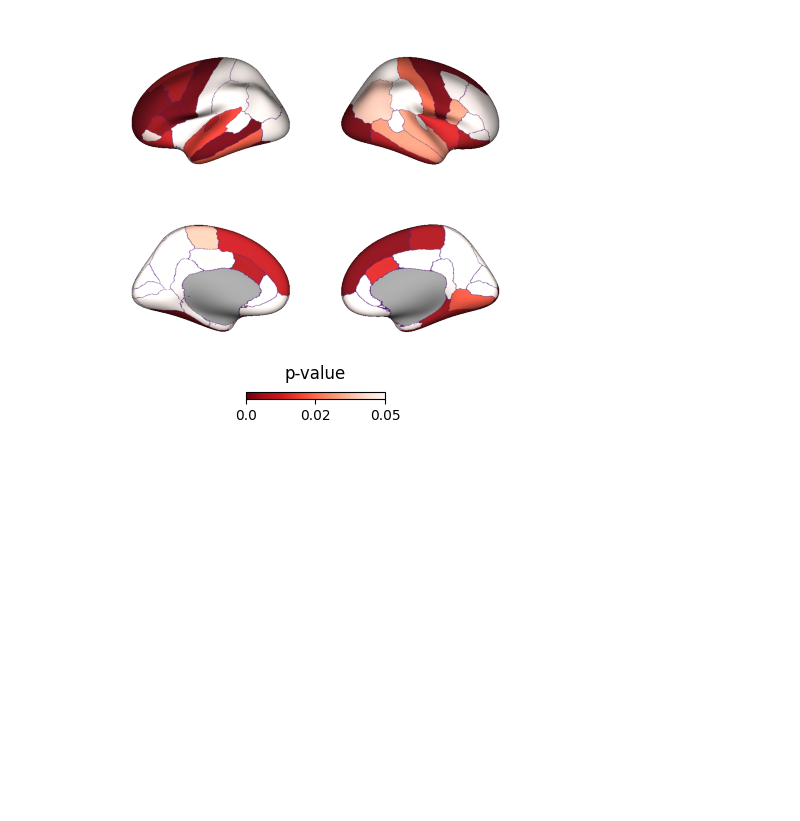
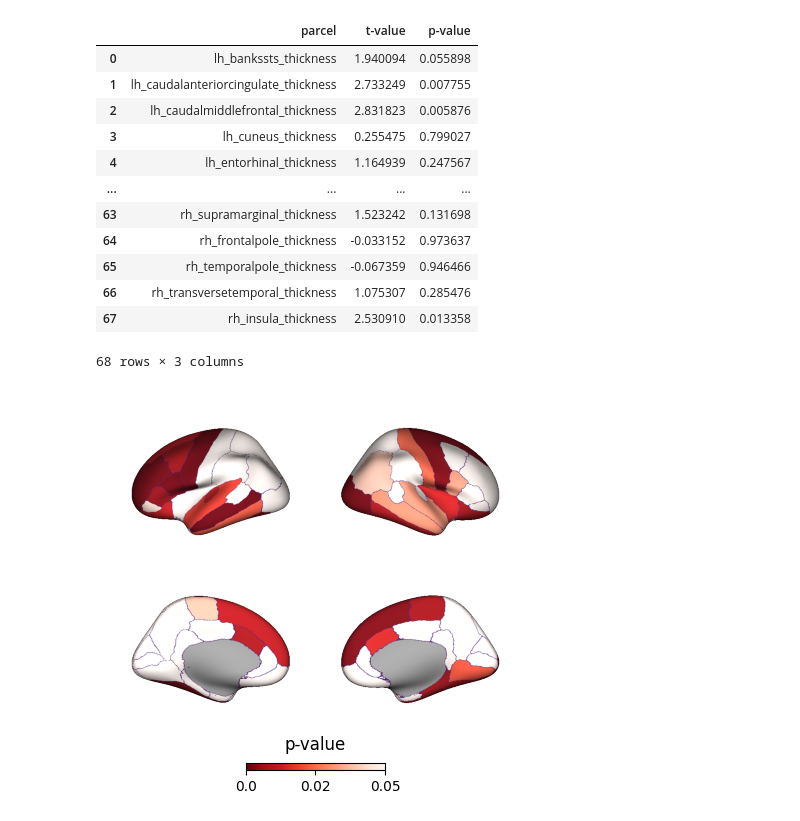
Before and after one commit to ltuominen/AP_comparison, a Jupyter notebook: code/Plot_Olanzapine.ipynb, the cells around one changed output. Saved outputs shown, nothing was run; the diff lists cells and outputs as text; code cells hidden in the pictures; blank space fills up the shorter version.

```diff
--- a/code/Plot_Olanzapine.ipynb
+++ b/code/Plot_Olanzapine.ipynb
@@ -18,5 +19,21 @@ rh_dat = dat.loc[dat['parcel'].str.contains('rh_'),:]
 # get labels
 lh_labels = get_annot_labels('lh.aparc.annot')
 rh_labels = get_annot_labels('rh.aparc.annot')
+# %%
+dat
+# %% [output]
+|  | parcel | t-value | p-value |
+| 0 | lh_bankssts_thickness | 1.940094 | 0.055898 |
+| 1 | lh_caudalanteriorcingulate_thickness | 2.733249 | 0.007755 |
+| 2 | lh_caudalmiddlefrontal_thickness | 2.831823 | 0.005876 |
+| 3 | lh_cuneus_thickness | 0.255475 | 0.799027 |
+| 4 | lh_entorhinal_thickness | 1.164939 | 0.247567 |
+| ... | ... | ... | ... |
+| 63 | rh_supramarginal_thickness | 1.523242 | 0.131698 |
+| 64 | rh_frontalpole_thickness | -0.033152 | 0.973637 |
+| 65 | rh_temporalpole_thickness | -0.067359 | 0.946466 |
+| 66 | rh_transversetemporal_thickness | 1.075307 | 0.285476 |
+| 67 | rh_insula_thickness | 2.530910 | 0.013358 |
+68 rows × 3 columns
 # %%
 # make unthresholded p-value map
```
Also changed, not shown: parts of 4 cells of this notebook, 5 other files.
